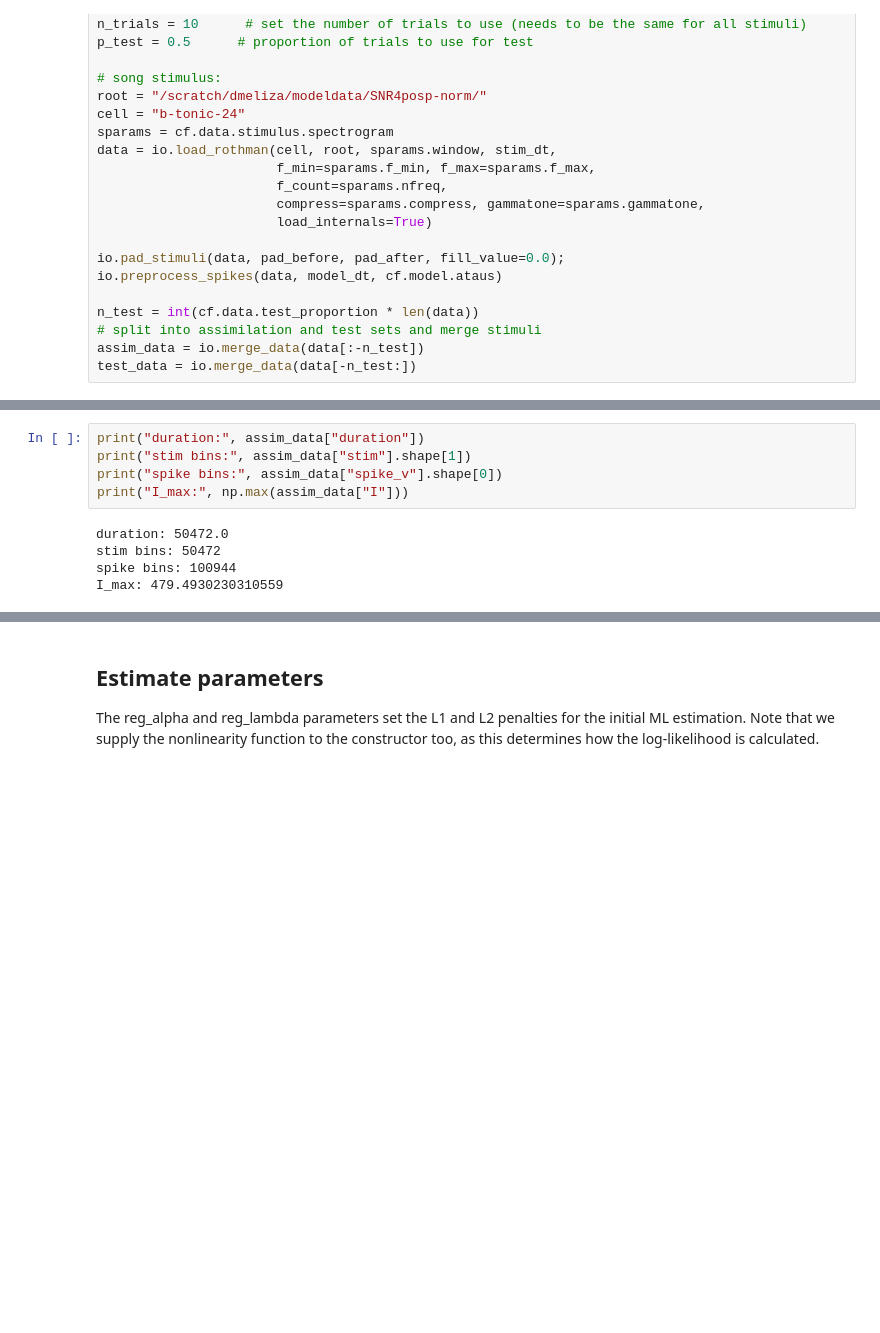
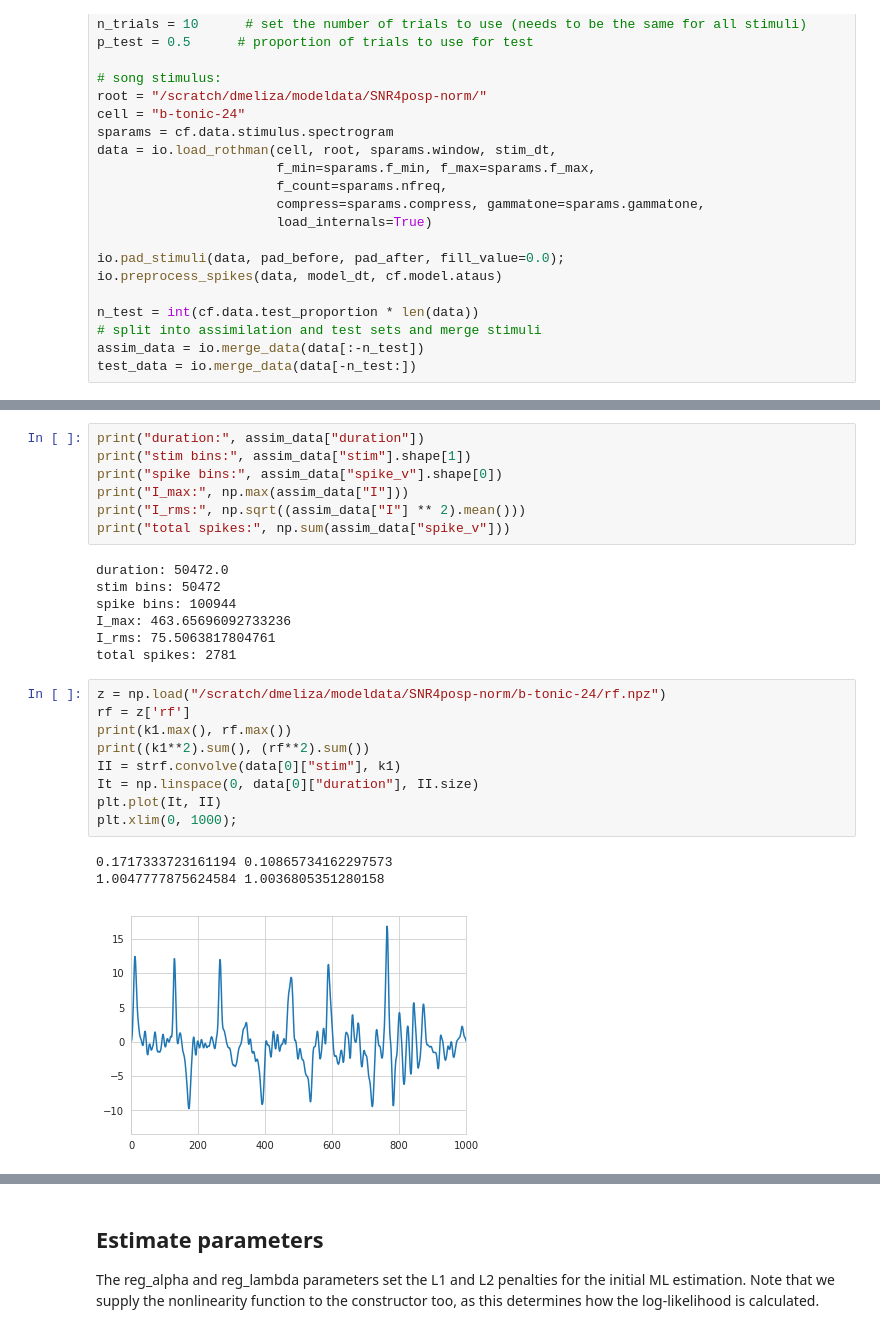
Before and after one commit to melizalab/dstrf, a Jupyter notebook: notebooks/glmat/glmat_2dbi_song_rothman.ipynb, the cells around one changed output, grey strips where cells are left out. Cells and saved outputs as stored; diff of their text form; blank space fills up the shorter version.

```diff
--- a/notebooks/glmat/glmat_2dbi_song_rothman.ipynb
+++ b/notebooks/glmat/glmat_2dbi_song_rothman.ipynb
@@ -100,11 +110,28 @@ print("duration:", assim_data["duration"])
 print("stim bins:", assim_data["stim"].shape[1])
 print("spike bins:", assim_data["spike_v"].shape[0])
 print("I_max:", np.max(assim_data["I"]))
+print("I_rms:", np.sqrt((assim_data["I"] ** 2).mean()))
+print("total spikes:", np.sum(assim_data["spike_v"]))
 # %% [output]
 duration: 50472.0
 stim bins: 50472
 spike bins: 100944
-I_max: 479.4930230310559
+I_max: 463.65696092733236
+I_rms: 75.5063817804761
+total spikes: 2781
+# %%
+z = np.load("/scratch/dmeliza/modeldata/SNR4posp-norm/b-tonic-24/rf.npz")
+rf = z['rf']
+print(k1.max(), rf.max())
+print((k1**2).sum(), (rf**2).sum())
+II = strf.convolve(data[0]["stim"], k1)
+It = np.linspace(0, data[0]["duration"], II.size)
+plt.plot(It, II)
+plt.xlim(0, 1000);
+# %% [output]
+0.1717333723161194 0.10865734162297573
+1.0047777875624584 1.0036805351280158
+[figure, added]
 # %%
 t_stim = np.linspace(0, assim_data["duration"], assim_data["stim"].shape[1])
 t_spike = np.linspace(0, assim_data["duration"], assim_data["spike_v"].shape[0])
```
Also changed, not shown: parts of 10 cells of this notebook.
